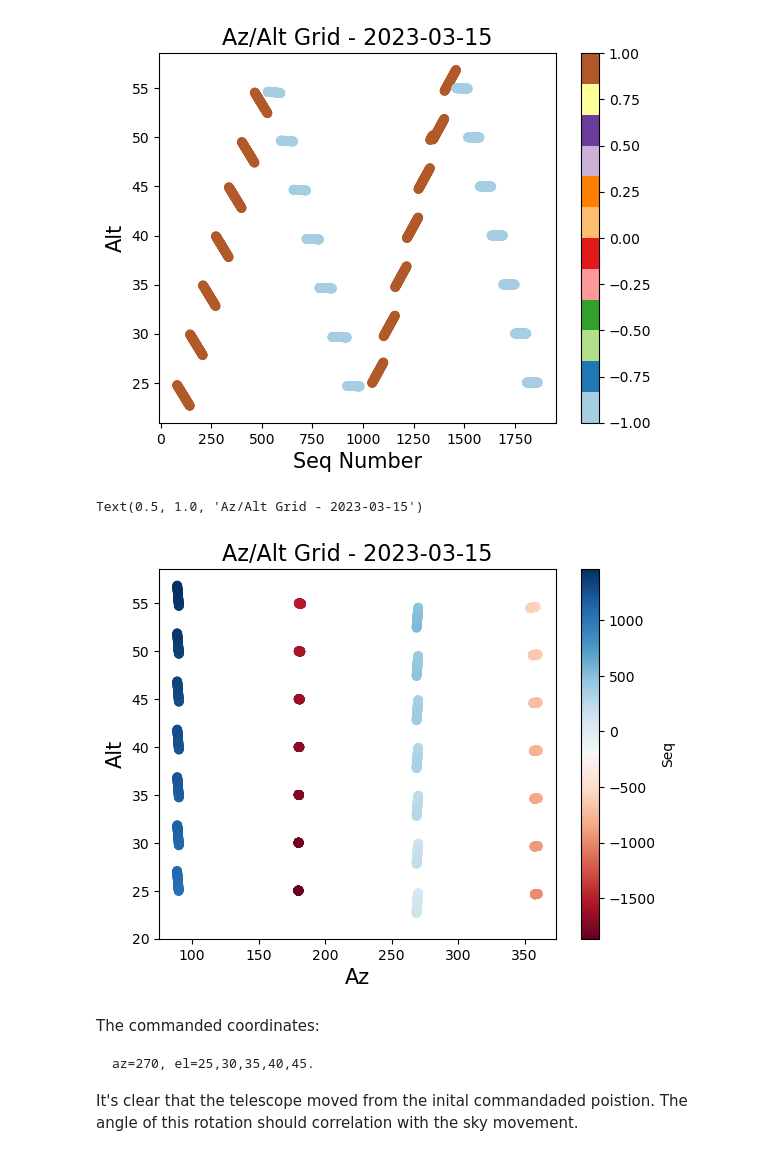
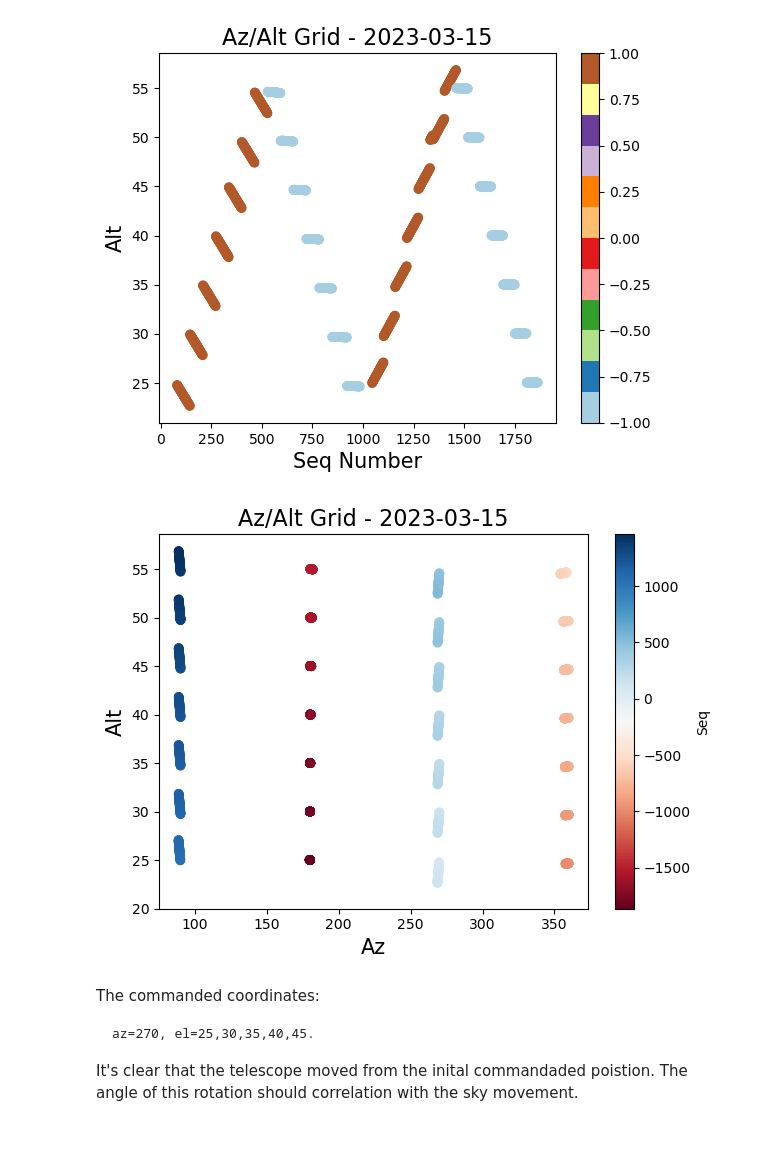
Before and after one commit to estevesjh/ComScratchStuff, a Jupyter notebook: starTracker/slewSettleTests/Mar15_2023_Serpent_Walk.ipynb, the cells around one changed output. Saved outputs shown, nothing was run; the diff lists cells and outputs as text; code cells hidden in the pictures.

````diff
--- a/starTracker/slewSettleTests/Mar15_2023_Serpent_Walk.ipynb
+++ b/starTracker/slewSettleTests/Mar15_2023_Serpent_Walk.ipynb
@@ -147,14 +147,15 @@ Text(0.5, 1.0, 'Az/Alt Grid - 2023-03-15')
 # %%
 # plt.scatter(az, alt, c=seq_num, cmap='tab20c')
 plt.scatter(az, alt, c=path*seq_num, cmap='RdBu')
 plt.ylim(20,)
 plt.xlabel('Az',fontsize=15)
 plt.ylabel('Alt',fontsize=15)
 plt.colorbar(label='Seq')
-plt.title('Az/Alt Grid - 2023-03-15',fontsize=16)
+plt.title('Az/Alt Grid - %s'%today,fontsize=16)
+plt.tight_layout()
+plt.savefig('figures/azalt_grid_%s'%today, dpi=100)
 # %% [output]
-Text(0.5, 1.0, 'Az/Alt Grid - 2023-03-15')
-[figure, old version]
+[figure, new version]
 # %% [markdown]
 The commanded coordinates:
 ```
````
Also changed, not shown: parts of 48 cells of this notebook, 15 other files.
